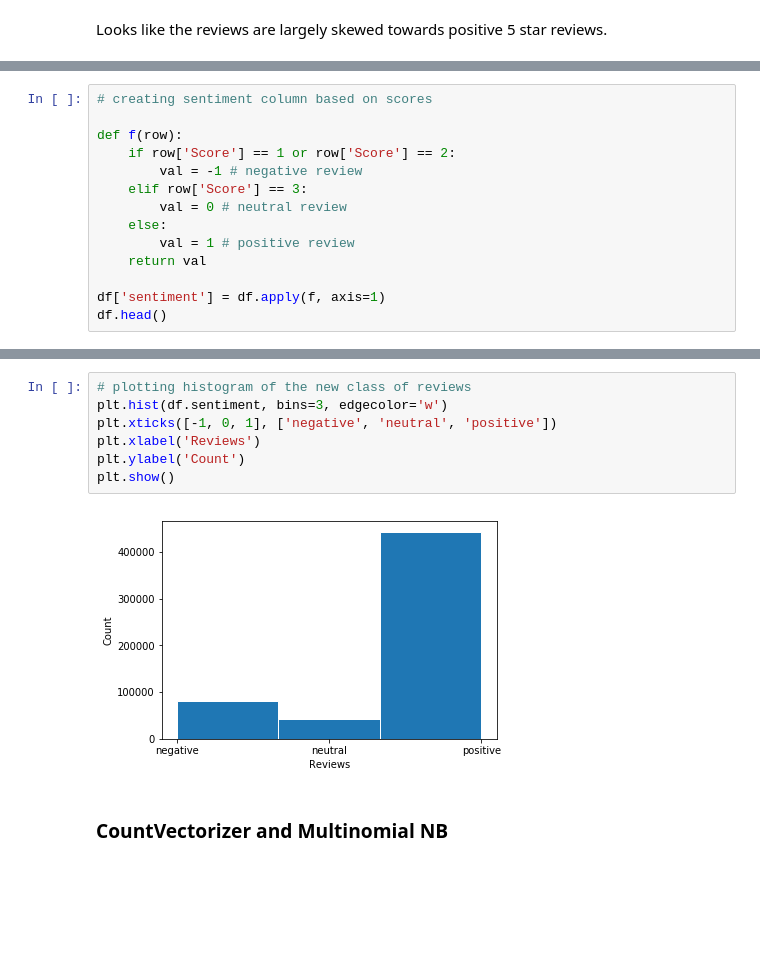
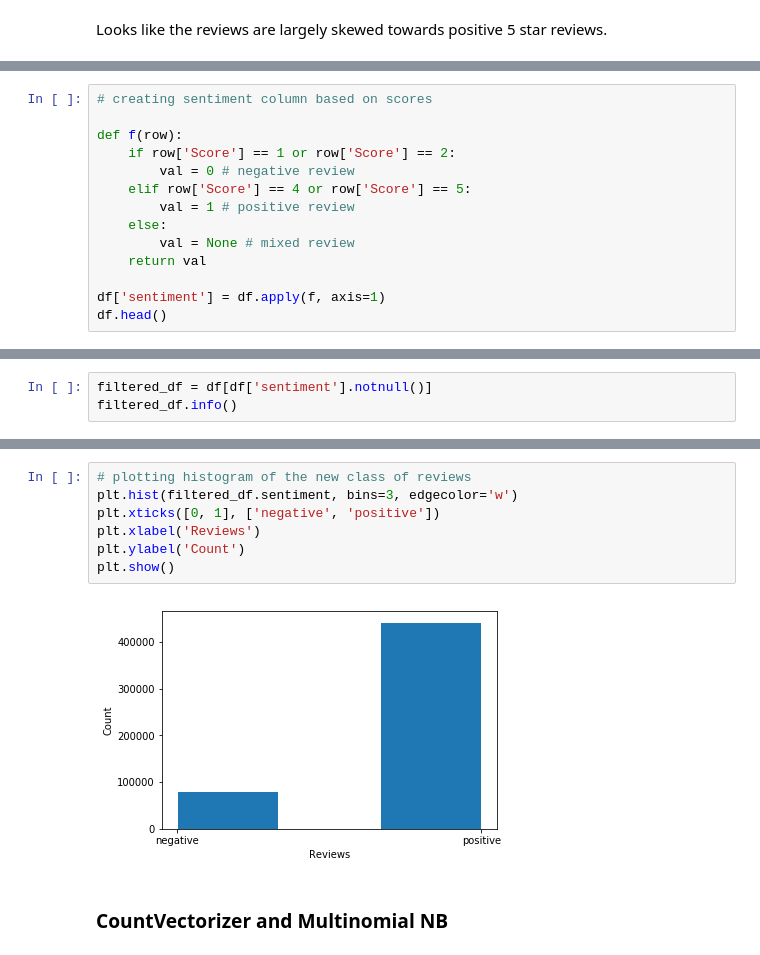
Before and after one commit to Tsolmon17/Springboard-Coursework, a Jupyter notebook: capstone-project2/capstone-project2.ipynb, the cells around one changed output, grey strips where cells are left out. Saved outputs shown, nothing was run; the diff lists cells and outputs as text; blank space fills up the shorter version.

```diff
--- a/capstone-project2/capstone-project2.ipynb
+++ b/capstone-project2/capstone-project2.ipynb
@@ -120,11 +130,11 @@ Looks like the reviews are largely skewed towards positive 5 star reviews.
 
 def f(row):
     if row['Score'] == 1 or row['Score'] == 2:
-        val = -1 # negative review
-    elif row['Score'] == 3:
-        val = 0 # neutral review
+        val = 0 # negative review
+    elif row['Score'] == 4 or row['Score'] == 5:
+        val = 1 # positive review
     else:
-        val = 1 # positive review
+        val = None # mixed review
     return val
 
 df['sentiment'] = df.apply(f, axis=1)
@@ -154,0 +180,3 @@ Name: sentiment, dtype: int64
+# %%
+filtered_df = df[df['sentiment'].notnull()]
+filtered_df.info()
@@ -155,12 +199,12 @@ Name: sentiment, dtype: int64
 # %%
 # plotting histogram of the new class of reviews
-plt.hist(df.sentiment, bins=3, edgecolor='w')
-plt.xticks([-1, 0, 1], ['negative', 'neutral', 'positive'])
+plt.hist(filtered_df.sentiment, bins=3, edgecolor='w')
+plt.xticks([0, 1], ['negative', 'positive'])
 plt.xlabel('Reviews')
 plt.ylabel('Count')
 plt.show()
 # %% [output]
-[figure, old version]
+[figure, new version]
 # %% [markdown]
 ### CountVectorizer and Multinomial NB
 # %% [markdown]
```
Also changed, not shown: parts of 12 cells of this notebook.
